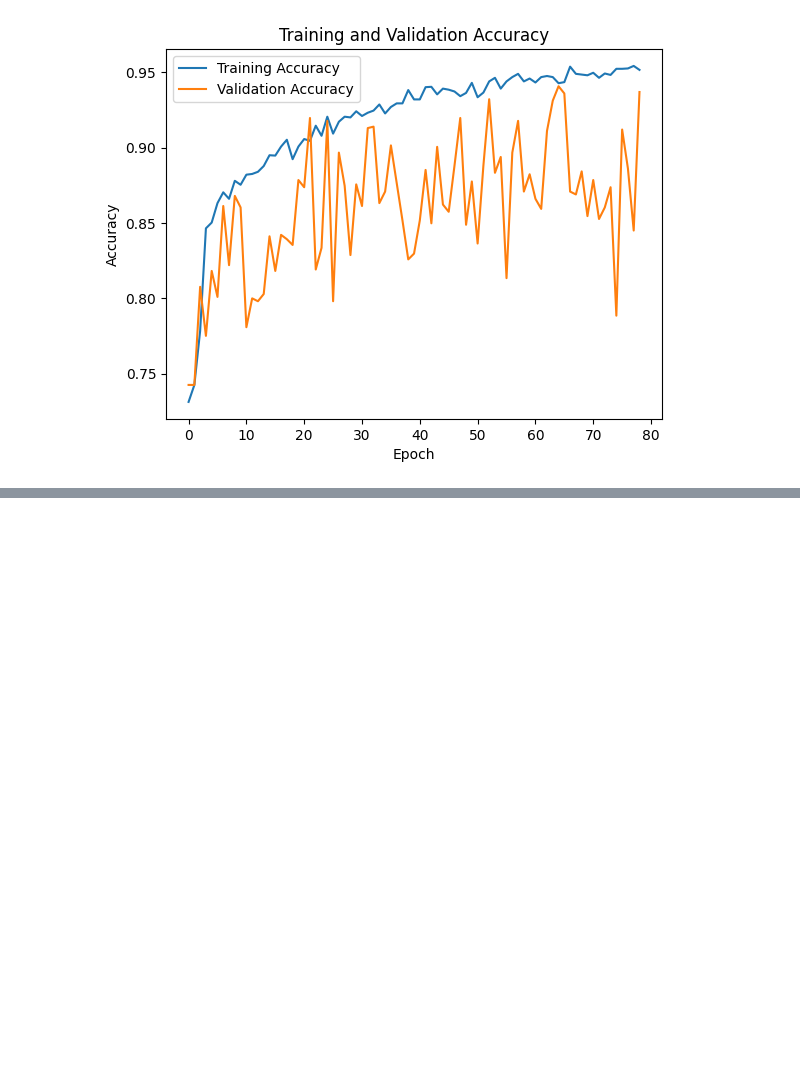
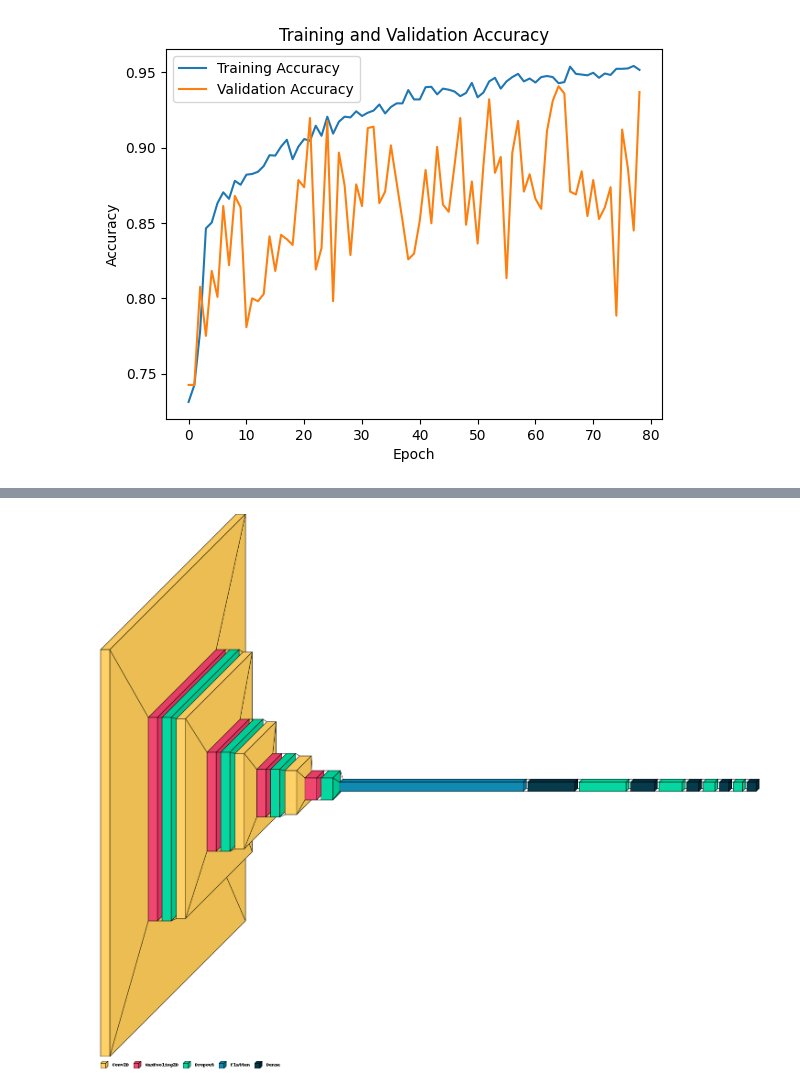
Before and after one commit to CogitoNTNU/Doctor-AI, a Jupyter notebook: flow-classification/flow-classification.ipynb, the cells around one changed output, grey strips where cells are left out. Drawn from its saved outputs; the diff is of its cells as text; code cells hidden in the pictures; blank space fills up the shorter version.

Commit message:
added visualisation

```diff
--- a/flow-classification/flow-classification.ipynb
+++ b/flow-classification/flow-classification.ipynb
@@ -270,3 +254,7 @@ NameError: name 'test_accuracy' is not defined
+# %%
+vk.layered_view(oldModel,legend=True, draw_volume=True)
+# %% [output]
+[figure, added]
 # %%
 import copy
 oldModel = keras.models.load_model('models/my_custom_model.h5')
```
Also changed, not shown: parts of 9 cells of this notebook.
